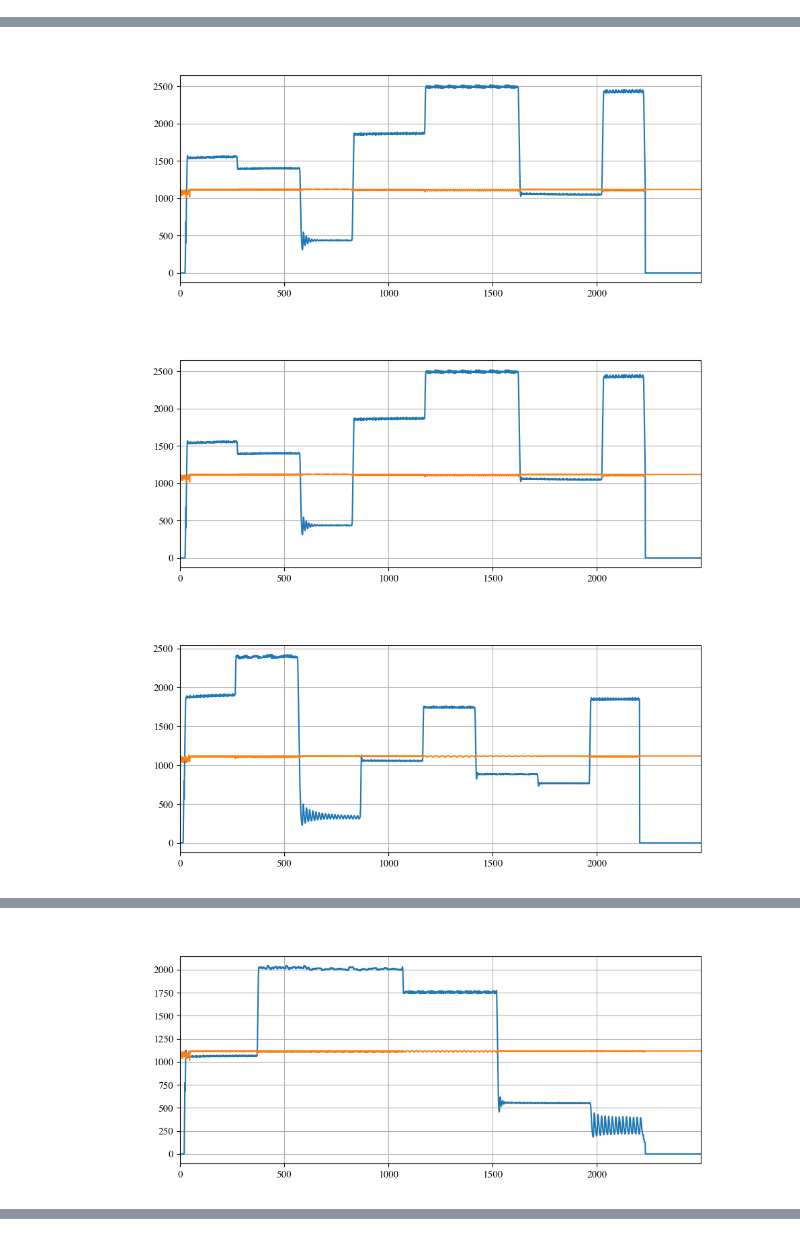
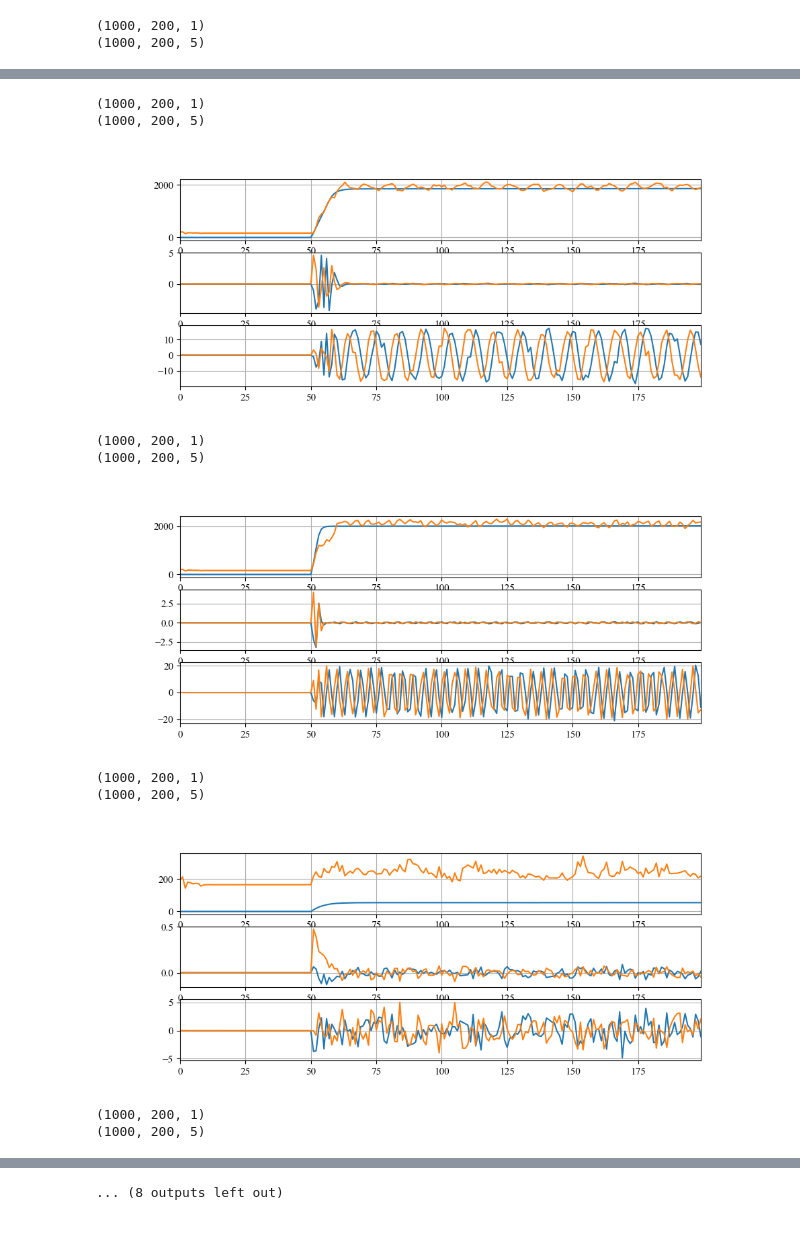
Before and after one commit to buswayne/in-context-bldc, a Jupyter notebook: speed_estimator/test_zerostep_new_v2.ipynb, the cells around one changed output, grey strips where cells are left out. Drawn from its saved outputs; the diff is of its cells as text; code cells hidden in the pictures.

```diff
--- a/speed_estimator/test_zerostep_new_v2.ipynb
+++ b/speed_estimator/test_zerostep_new_v2.ipynb
@@ -36,7 +36,7 @@ model_name = "ckpt_50pct_recursive_h10_real_val_speed_correction.pt"
 # folder_path = '../../../in-context-bldc/data/simulated/10_percent'
 # folder_path = '../../../in-context-bldc/data/simulated/50_percent_longer_steps'
 folder_path = '../data/CL_experiments_double_sensor/train/inertia13_ki-0.0061-kp-11.8427'
-# folder_path = '../../../in-context-bldc-data/simulated/50_percent_with_alfa_beta_alt'
+folder_path = '../../../in-context-bldc-data/simulated/50_percent_with_alfa_beta_speed_corrected'
 
 # Compute settings
 cuda_device = "cuda:0"
@@ -250,16 +253,26 @@ Average rmse:  734.6652572631835
 
 for i in range(10):
 
-    y_full_np = y_full_all.cpu().numpy()  # Shape (seq_len, 1)
-    y_pred_np = y_pred_all.cpu().numpy()
-    # print(y_full_np.shape)
-    plt.figure(figsize=(10,4))
-    plt.plot(y_full_np[i])
-    plt.plot(y_pred_np[i])
+    y_full_np = y_full_all.cpu().numpy()[:,:200,:]
+    y_pred_np = y_pred_all.cpu().numpy()[:,:200,:]
+    u_full_np = u_full_all.cpu().numpy()[:,:200,:]
+
+    print(y_full_np.shape)
+    print(u_full_np.shape)
+    fig = plt.figure(figsize=(10,4))
+    ax1 = fig.add_subplot(3,1,1)
+    ax1.plot(y_full_np[i])
+    ax1.plot(y_pred_np[i])
+    ax2 = fig.add_subplot(3,1,2)
+    ax2.plot(u_full_np[i,:,0])
+    ax2.plot(u_full_np[i,:,1])
+    ax3 = fig.add_subplot(3,1,3)
+    ax3.plot(u_full_np[i,:,2])
+    ax3.plot(u_full_np[i,:,3])
+
+
     plt.show()
 
     # plt.figure(figsize=(10,4))
     # plt.plot(y_full_np[i]/y_pred_np[i])
-
-    plt.show()
 # %% [output]
@@ -266,0 +282,2 @@ for i in range(10):
+(1000, 200, 1)
+(1000, 200, 5)
@@ -268,3 +285,11 @@ for i in range(10):
+(1000, 200, 1)
+(1000, 200, 5)
-[figure, old version]
+[figure, new version]
+(1000, 200, 1)
+(1000, 200, 5)
-[figure, old version]
+[figure, new version]
+(1000, 200, 1)
+(1000, 200, 5)
-[figure, old version]
+[figure, new version]
+(1000, 200, 1)
+(1000, 200, 5)
@@ -272 +296,0 @@ for i in range(10):
-[figure, removed]
@@ -278,0 +297 @@ for i in range(10):
+... (8 outputs left out)
```
Also changed, not shown: parts of 7 cells of this notebook, 7 other files.
